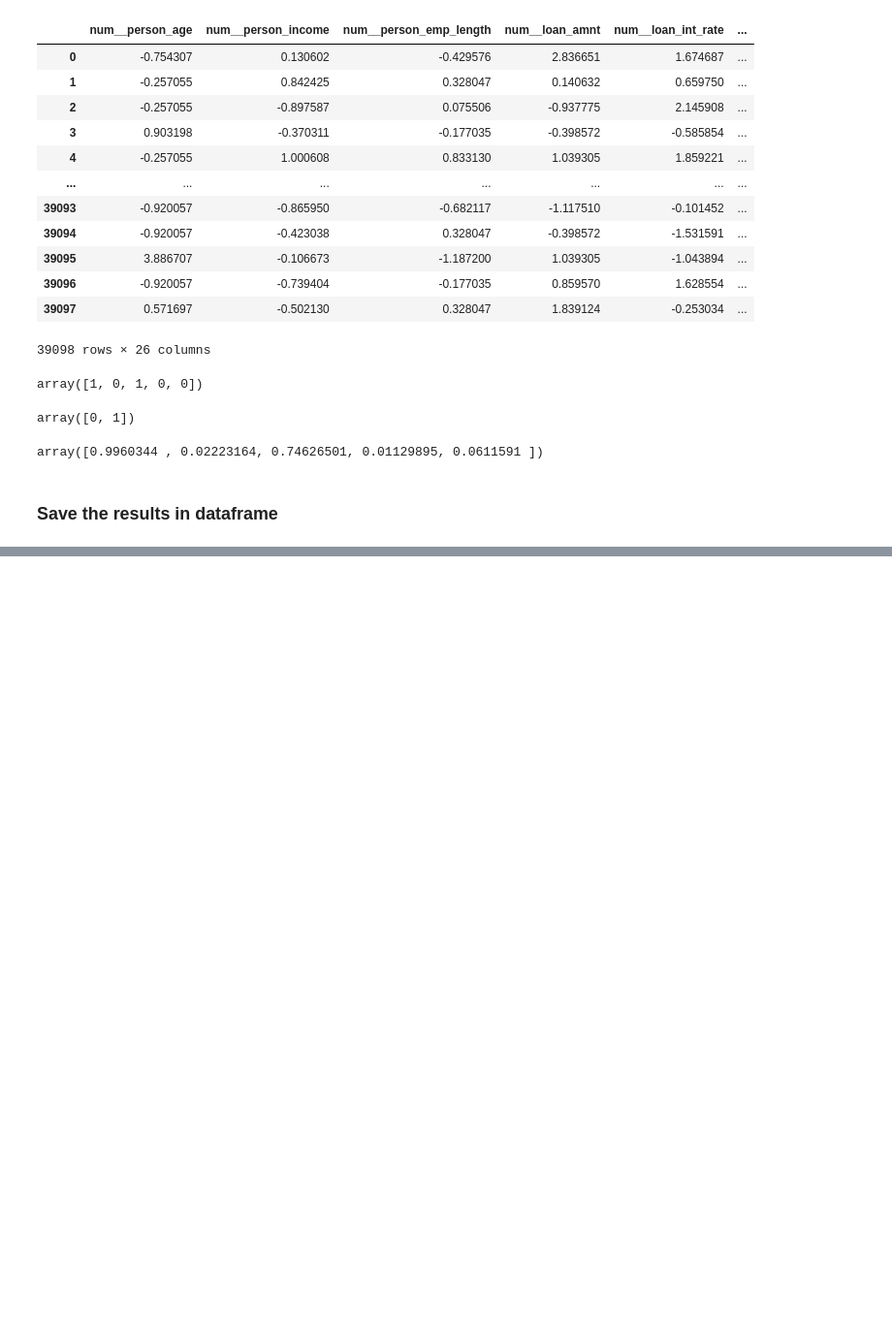
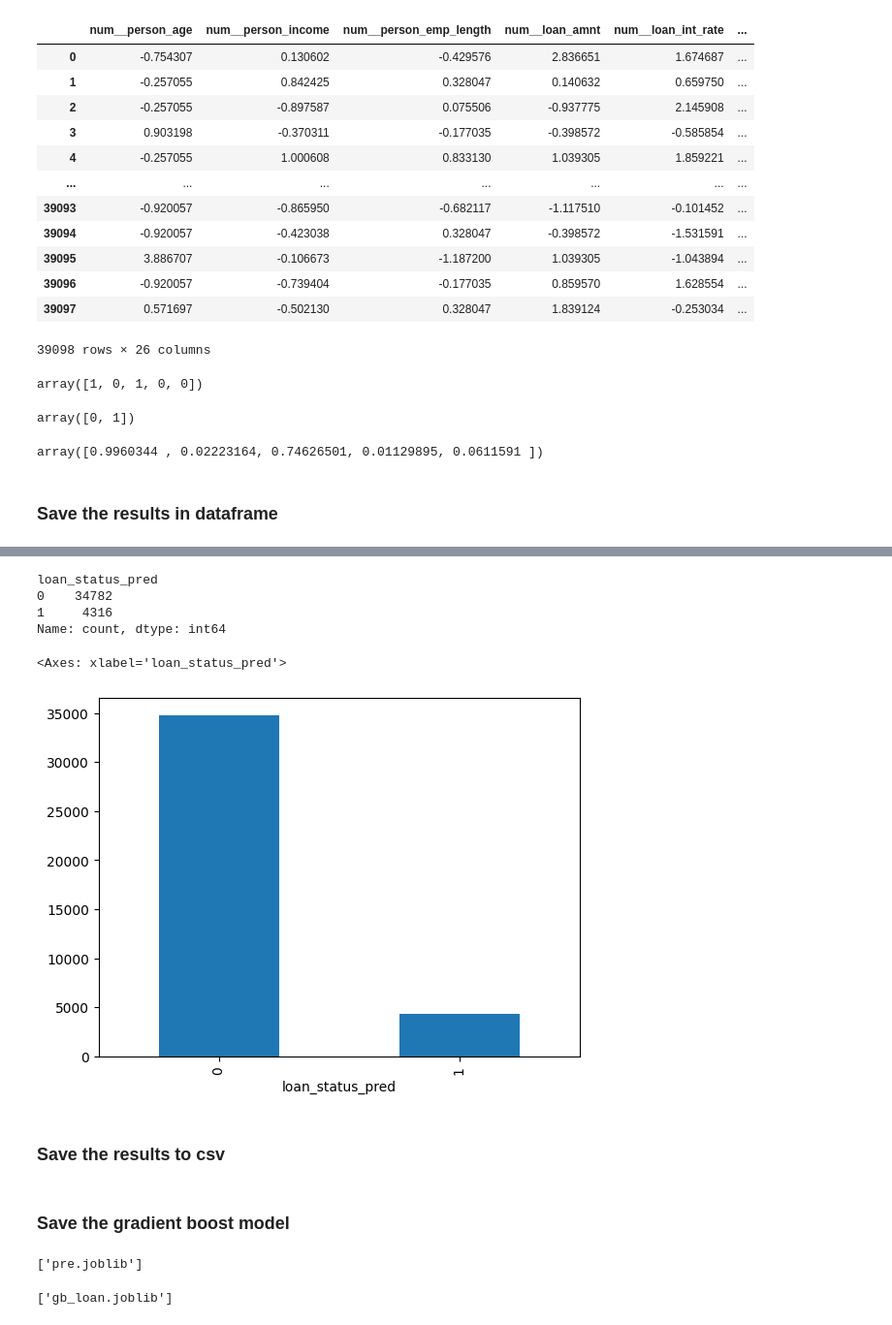
Before and after one commit to DhanashreeAmbekar/Machine-Learning, a Jupyter notebook: 11.Ensemble/ensemble.ipynb, the cells around one changed output, grey strips where cells are left out. Shown at 97% size. Drawn from its saved outputs; the diff is of its cells as text; code cells hidden in the pictures; blank space fills up the shorter version.

```diff
--- a/11.Ensemble/ensemble.ipynb
+++ b/11.Ensemble/ensemble.ipynb
@@ -564,3 +564,6 @@ probs[0:5]
 array([0.9960344 , 0.02223164, 0.74626501, 0.01129895, 0.0611591 ])
 # %% [markdown]
 ### Save the results in dataframe
+# %%
+res = xnew[["id"]]
+res
@@ -566,0 +584,5 @@ array([0.9960344 , 0.02223164, 0.74626501, 0.01129895, 0.0611591 ])
+# %%
+res["loan_status_pred"] = preds
+res["prob"] = probs
+# %%
+res = res.round(4)
@@ -566,0 +605,14 @@ array([0.9960344 , 0.02223164, 0.74626501, 0.01129895, 0.0611591 ])
+# %%
+res["loan_status_pred"].value_counts()
+# %% [output]
+loan_status_pred
+0    34782
+1     4316
+Name: count, dtype: int64
+# %%
+res["loan_status_pred"].value_counts().plot(kind="bar")
+# %% [output]
+<Axes: xlabel='loan_status_pred'>
+[figure, added]
+# %% [markdown]
+### Save the results to csv
@@ -566,0 +621,12 @@ array([0.9960344 , 0.02223164, 0.74626501, 0.01129895, 0.0611591 ])
+# %% [markdown]
+### Save the gradient boost model
+# %%
+import joblib
+
+joblib.dump(pre, "pre.joblib")
+# %% [output]
+['pre.joblib']
+# %%
+joblib.dump(best_gb, "gb_loan.joblib")
+# %% [output]
+['gb_loan.joblib']
```
Also changed, not shown: parts of 6 cells of this notebook, 3 other files.
